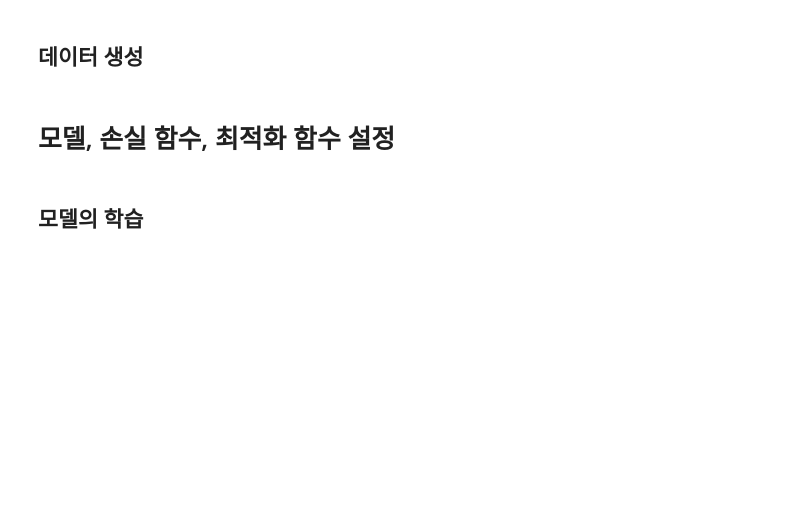
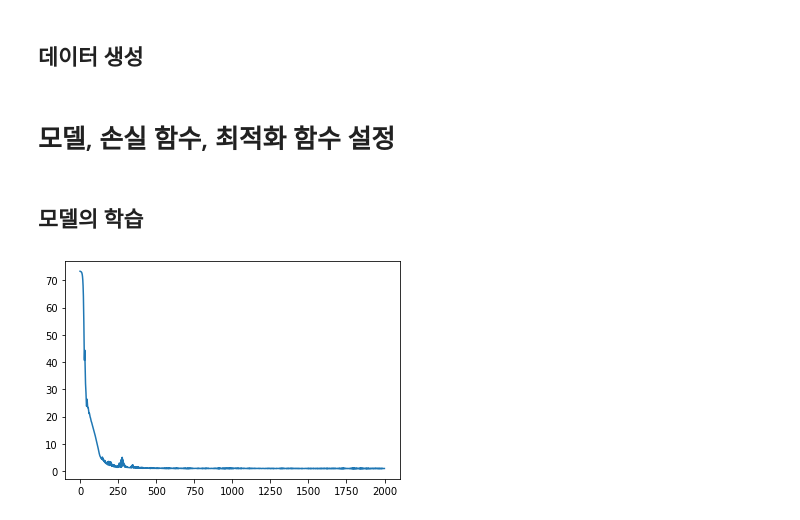
Before and after one commit to imhyunho99/2023-1--Deaplearning_Framework, a Jupyter notebook: 4_1_인공신경망.ipynb, the cells around one changed output. Saved outputs shown, nothing was run; the diff lists cells and outputs as text; code cells hidden in the pictures; blank space fills up the shorter version.

```diff
--- a/4_1_인공신경망.ipynb
+++ b/4_1_인공신경망.ipynb
@@ -37,7 +37,7 @@ import torch.nn.init as init
 ## 데이터 생성
 # %%
 num_data = 1000
-num_epoch = 10000
+num_epoch = 2000
 
 noise = init.normal_(torch.FloatTensor(num_data,1),std=1)
 x = init.uniform_(torch.Tensor(num_data,1),-15,15)
@@ -56,31 +56,42 @@ y_noise = y + noise
 # 아래 코드는 특성의 개수가 1 -> 6 -> 10 -> 6 -> 1개로 변하는 인공신경망입니다.
 # 또한 선형변환 이후 활성화 함수를 넣어 비선형성이 생기도록 했습니다.
 
+
+#모델 구조(계층수, 노드수, 활성함수)
+# 학습 파라미터(Loss 종류, learningmate, ...)
+#1만 epochs 에서 거정 마자막 loss 값을 최소로 해보자 10.4404(11.754721)
 model = nn.Sequential(
-          nn.Linear(1,6),
+          nn.Linear(1,10),
+          nn.ReLU(), #각각의 노드에 적용할 활성함수(sigmoid 대신)
+          nn.Linear(10,10),
           nn.ReLU(),
-          nn.Linear(6,10),
+          nn.Linear(10,10),#그럼 은닉계층이 두개인건가..?
           nn.ReLU(),
-          nn.Linear(10,6),
-          nn.ReLU(),
-          nn.Linear(6,1),
+          nn.Linear(10,1), #출력계층
       )
 
 loss_func = nn.L1Loss()
-optimizer = optim.SGD(model.parameters(),lr=0.0002)
+optimizer = optim.Adam(model.parameters(),lr=0.01) #optim =SGD
 # %% [markdown]
 ## 모델의 학습
 # %%
 loss_array = []
 for i in range(num_epoch):
-    optimizer.zero_grad()
+    optimizer.zero_grad()#기울기 초기화
     output = model(x)
 
     loss = loss_func(output,y_noise)
     loss.backward()
     optimizer.step()
 
-    loss_array.append(loss)
+    loss_array.append(loss.detach().numpy())
+# %%
+import matplotlib.pyplot as plt
+
+plt.plot(loss_array)
+plt.show()
+# %% [output]
+[figure, added]
 # %%
 plt.figure(figsize=(10,10))
 plt.scatter(x.detach().numpy(),y_noise,label="Original Data")
```
Also changed, not shown: parts of 5 cells of this notebook.
